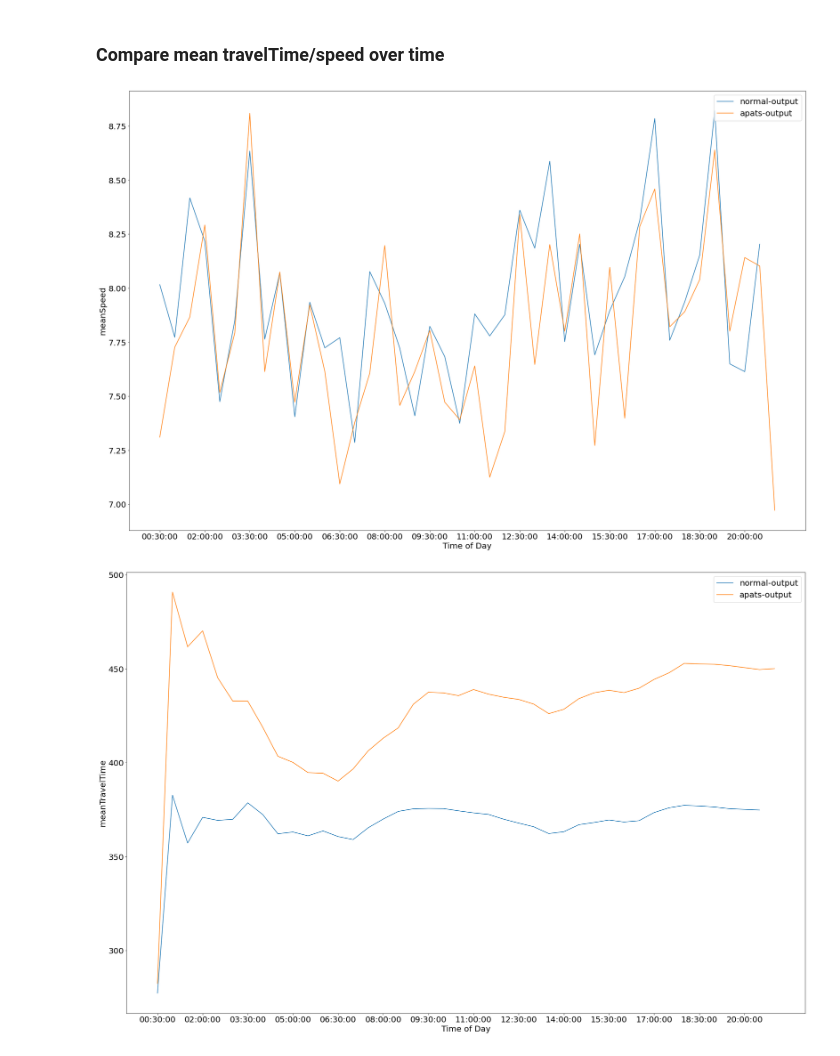
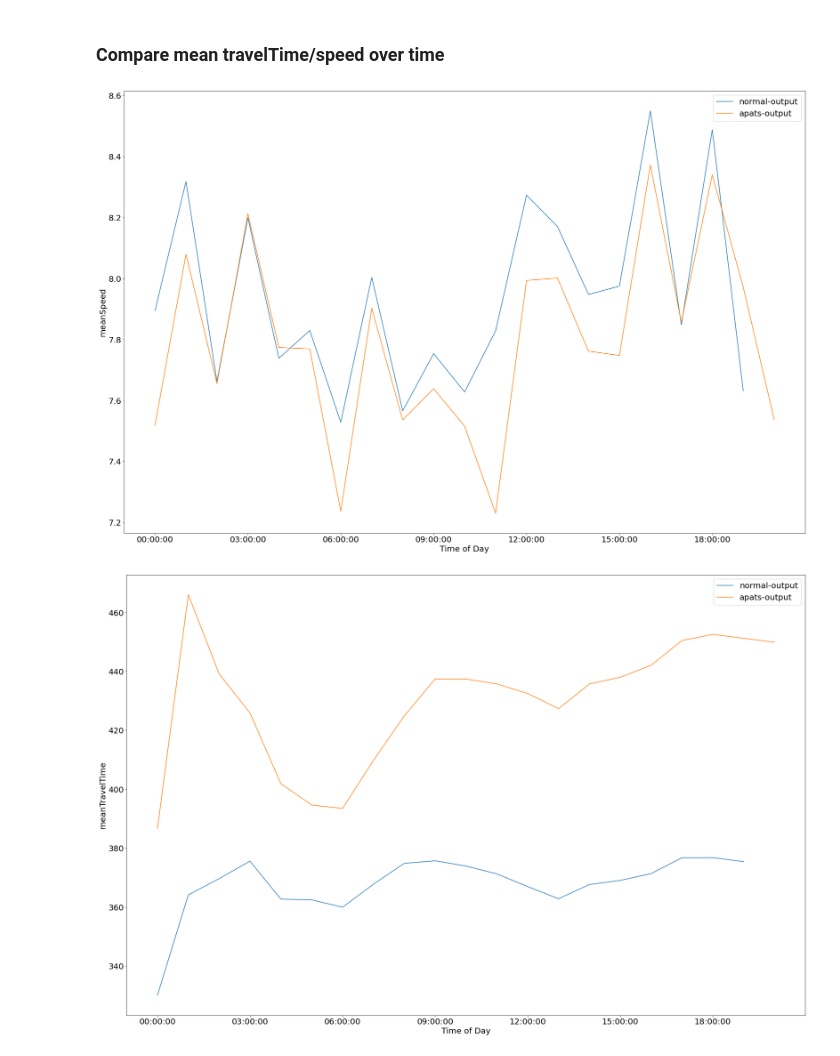
Before and after one commit to M20190649/master-thesis-code, a Jupyter notebook: evaluation/vehicle-summary.ipynb, the cells around one changed output. Drawn from its saved outputs; the diff is of its cells as text; code cells hidden in the pictures.

```diff
--- a/evaluation/vehicle-summary.ipynb
+++ b/evaluation/vehicle-summary.ipynb
@@ -51,7 +51,7 @@ def aggregate_by(values, interval=60):
         interval_sum += values[t]
 
         if t > 0 and t % interval == 0:
-            interval_steps.append(t)
+            interval_steps.append(t - interval)
             interval_values.append(interval_sum / interval)
             interval_sum = 0
 
@@ -74,30 +74,30 @@ for s in scenarios:
 # %%
 def plot_attribute(attr, interval=60*60):
     fig, ax = plt.subplots()
 
     mean_speeds = list(map(lambda s: s[attr], n_steps))
 
     x, y = aggregate_by(mean_speeds, interval=interval)
     ax.plot(x, y, label=normal)
 
     for s in scenarios:
         steps = scenario_data[s]
         mean_speeds = list(map(lambda s: s[attr], steps))
         x, y = aggregate_by(mean_speeds, interval=interval)
         ax.plot(x, y, label=s)
 
     ax.set_xlabel("Time of Day")
     xticks = x[0::3]
     xticks_labels = list(map(lambda t: strftime("%H:%M:%S", gmtime(t)), xticks))
     ax.set_xticks(xticks)
     ax.set_xticklabels(xticks_labels)
 
     ax.set_ylabel(attr)
     ax.legend(loc="upper right")
 
-interval = 60*30
+interval = 60*60
 plot_attribute("meanSpeed", interval=interval)
 plot_attribute("meanTravelTime", interval=interval)
 # %% [output]
-[figure, old version]
+[figure, new version]
-[figure, old version]
+[figure, new version]
```
